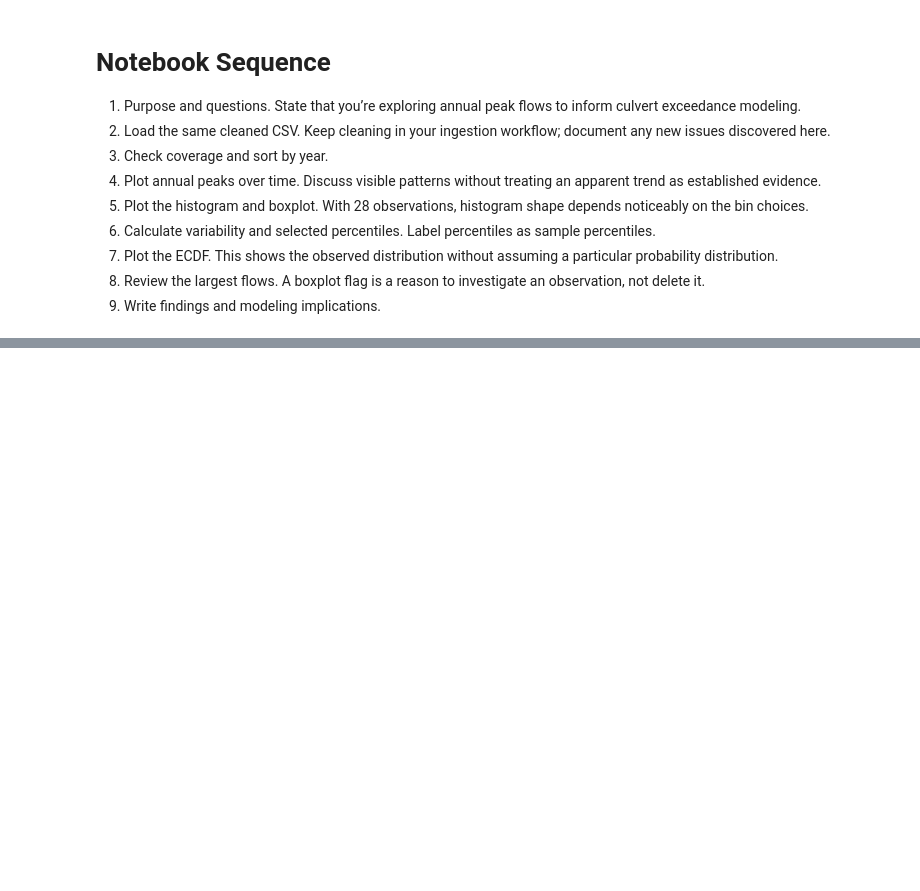
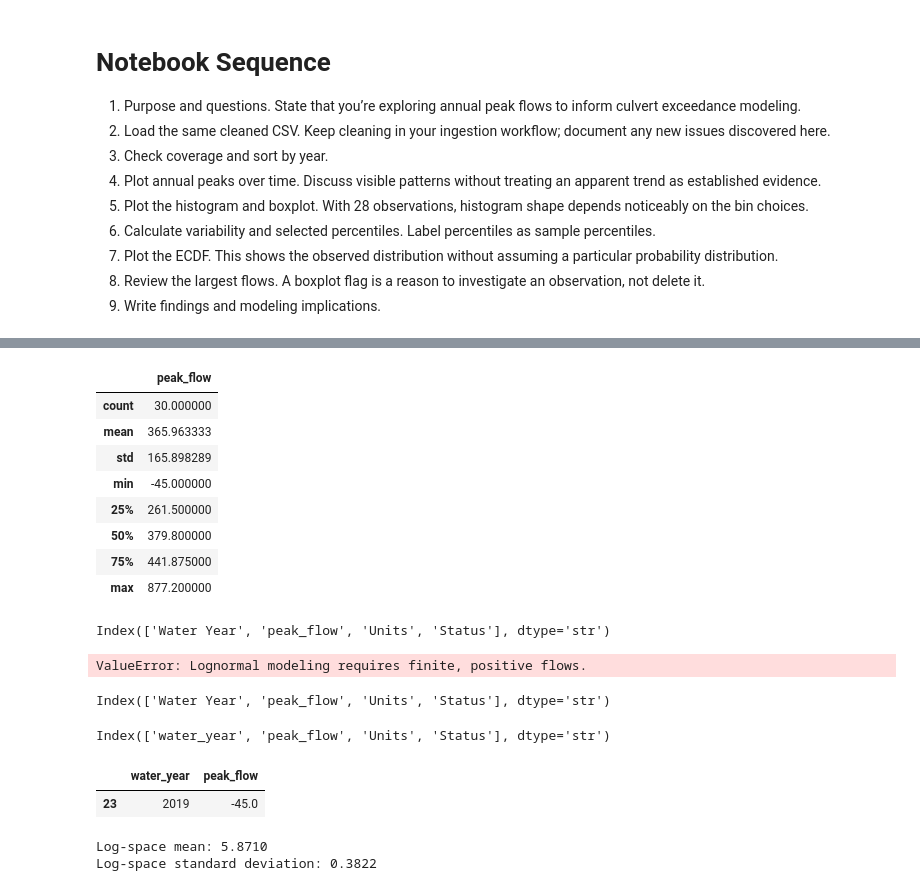
Before and after one commit to Brice-Dev-Lab/monte-carlo-practice-drills, a Jupyter notebook: notebooks/engineering/week_01/02_eda.ipynb, the cells around one changed output, grey strips where cells are left out. Cells and saved outputs as stored; diff of their text form; code cells hidden in the pictures; blank space fills up the shorter version.

```diff
--- a/notebooks/engineering/week_01/02_eda.ipynb
+++ b/notebooks/engineering/week_01/02_eda.ipynb
@@ -84,0 +111,46 @@ Dataframe shape: (31, 4)
+# %%
+df["Peak Flow"].rename("peak_flow").describe().to_frame()
+# %% [output]
+|  | peak_flow |
+| count | 30.000000 |
+| mean | 365.963333 |
+| std | 165.898289 |
+| min | -45.000000 |
+| 25% | 261.500000 |
+| 50% | 379.800000 |
+| 75% | 441.875000 |
+| max | 877.200000 |
+# %%
+df = df.rename(columns={"Peak Flow": "peak_flow"})
+print(df.columns)
+# %% [output]
+Index(['Water Year', 'peak_flow', 'Units', 'Status'], dtype='str')
+# %%
+flows = df["peak_flow"].dropna().to_numpy(dtype=float)
+
+if not np.isfinite(flows).all() or (flows <= 0).any():
+    raise ValueError("Lognormal modeling requires finite, positive flows.")
+
+log_flows = np.log(flows)
+
+mu_log = log_flows.mean()
+sigma_log = log_flows.std(ddof=1)
+
+print(f"Log-space mean: {mu_log:.4f}")
+print(f"Log-space standard deviation: {sigma_log:.4f}")
+# %% [output]
+ValueError: Lognormal modeling requires finite, positive flows.
+# %%
+df.columns
+# %% [output]
+Index(['Water Year', 'peak_flow', 'Units', 'Status'], dtype='str')
+# %%
+df = df.rename(columns={"Water Year": "water_year"})
+print(df.columns)
+# %% [output]
+Index(['water_year', 'peak_flow', 'Units', 'Status'], dtype='str')
+# %%
+df.loc[df["peak_flow"] <= 0, ["water_year", "peak_flow"]]
+# %% [output]
+|  | water_year | peak_flow |
+| 23 | 2019 | -45.0 |
@@ -84,0 +160,16 @@ Dataframe shape: (31, 4)
+# %%
+flows = df["peak_flow"].dropna().to_numpy(dtype=float)
+
+if not np.isfinite(flows).all() or (flows <= 0).any():
+    raise ValueError("Lognormal modeling requires finite, positive flows.")
+
+log_flows = np.log(flows)
+
+mu_log = log_flows.mean()
+sigma_log = log_flows.std(ddof=1)
+
+print(f"Log-space mean: {mu_log:.4f}")
+print(f"Log-space standard deviation: {sigma_log:.4f}")
+# %% [output]
+Log-space mean: 5.8710
+Log-space standard deviation: 0.3822
```
Also changed, not shown: parts of 6 cells of this notebook.
